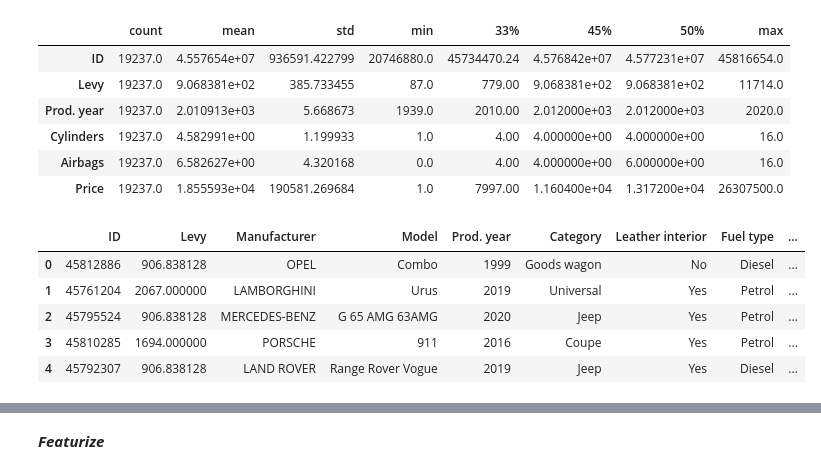
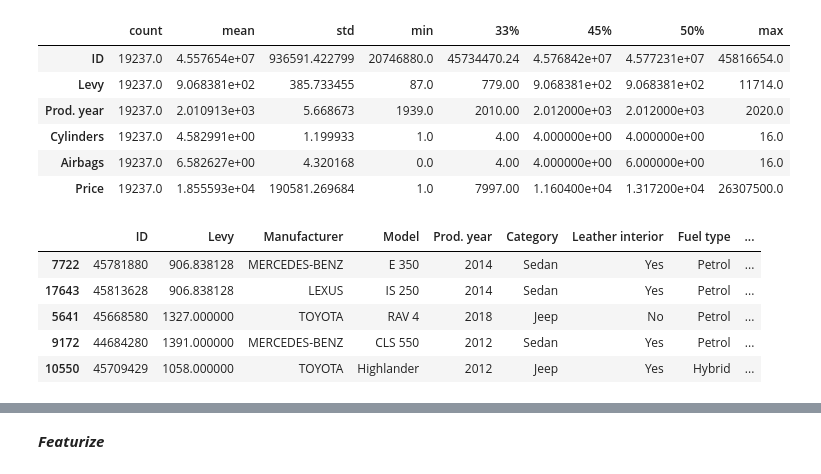
Before and after one commit to AgbajeAyomipo/Car-Price-Project, a Jupyter notebook: notebooks/script_.ipynb, the cells around one changed output, grey strips where cells are left out. Cells and saved outputs as stored; diff of their text form; code cells hidden in the pictures.

```diff
--- a/notebooks/script_.ipynb
+++ b/notebooks/script_.ipynb
@@ -253,14 +253,14 @@ df_.describe(percentiles=[.45, .33]).T
 | Price | 19237.0 | 1.855593e+04 | 190581.269684 | 1.0 | 7997.00 | 1.160400e+04 | 1.317200e+04 | 26307500.0 |
 # %%
 df_ = df_.sort_values(by = df_.columns[-1], ascending= False)
-df_ = df_.reset_index()
+df_ = df_.iloc[1000:14000, :]
 # %%
-df_ = df_.drop('index', axis = 1)
+# df_ = df_.drop('index', axis = 1)
 df_.head()
 # %% [output]
 |  | ID | Levy | Manufacturer | Model | Prod. year | Category | Leather interior | Fuel type | ... |
-| 0 | 45812886 | 906.838128 | OPEL | Combo | 1999 | Goods wagon | No | Diesel | ... |
-| 1 | 45761204 | 2067.000000 | LAMBORGHINI | Urus | 2019 | Universal | Yes | Petrol | ... |
-| 2 | 45795524 | 906.838128 | MERCEDES-BENZ | G 65 AMG 63AMG | 2020 | Jeep | Yes | Petrol | ... |
-| 3 | 45810285 | 1694.000000 | PORSCHE | 911 | 2016 | Coupe | Yes | Petrol | ... |
-| 4 | 45792307 | 906.838128 | LAND ROVER | Range Rover Vogue | 2019 | Jeep | Yes | Diesel | ... |
+| 7722 | 45781880 | 906.838128 | MERCEDES-BENZ | E 350 | 2014 | Sedan | Yes | Petrol | ... |
+| 17643 | 45813628 | 906.838128 | LEXUS | IS 250 | 2014 | Sedan | Yes | Petrol | ... |
+| 5641 | 45668580 | 1327.000000 | TOYOTA | RAV 4 | 2018 | Jeep | No | Petrol | ... |
+| 9172 | 44684280 | 1391.000000 | MERCEDES-BENZ | CLS 550 | 2012 | Sedan | Yes | Petrol | ... |
+| 10550 | 45709429 | 1058.000000 | TOYOTA | Highlander | 2012 | Jeep | Yes | Hybrid | ... |
```
Also changed, not shown: parts of 13 cells of this notebook, 5 other files.
